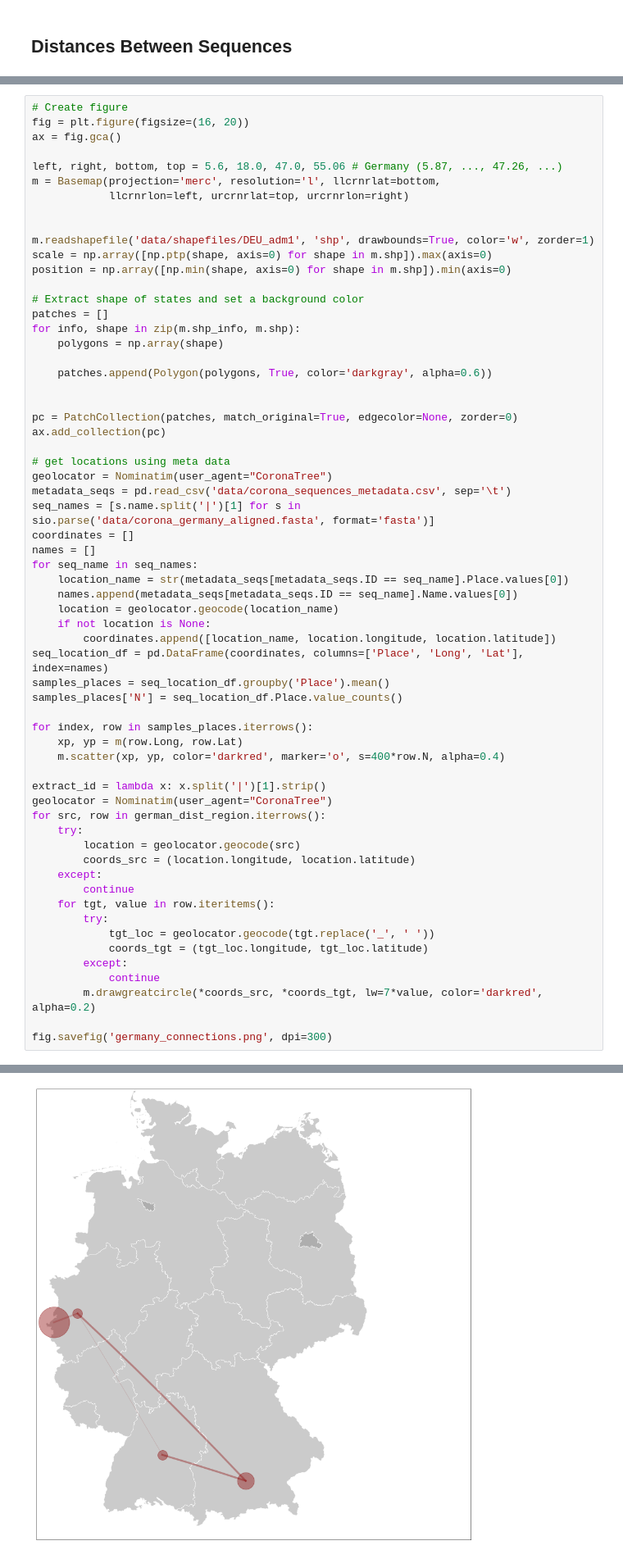
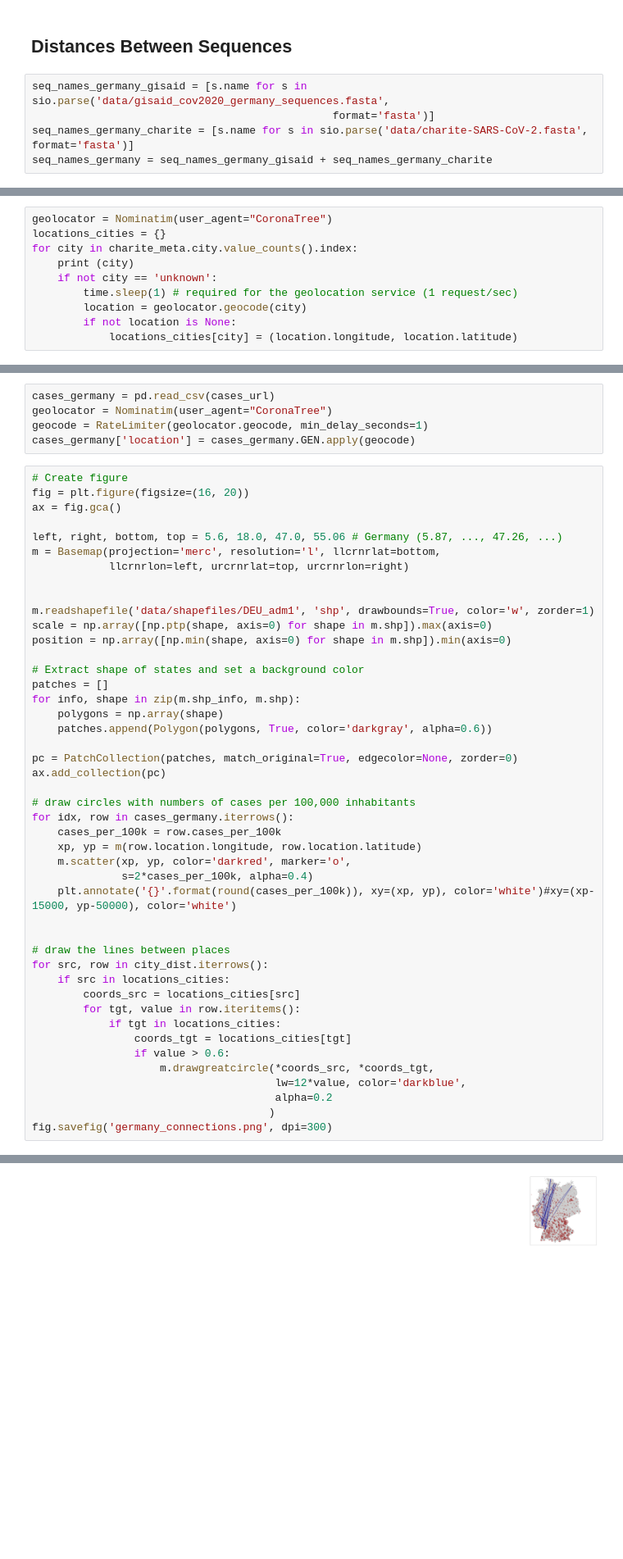
Before and after one commit to schulter/CoronaTree, a Jupyter notebook: investigate_spread.ipynb, the cells around one changed output, grey strips where cells are left out. Shown: that part at 82% size. Cells and saved outputs as stored; diff of their text form; blank space fills up the shorter version.

Commit message:
Refined analysis with more sequences (from Charite and Gisaid).
The visualization now uses "Landkreise" instead of "Laender"
and always the latest numbers of infections.

```diff
--- a/investigate_spread.ipynb
+++ b/investigate_spread.ipynb
@@ -15,4 +22,9 @@ from matplotlib.collections import PatchCollection
 # %% [markdown]
 ## Distances Between Sequences
+# %%
+seq_names_germany_gisaid = [s.name for s in sio.parse('data/gisaid_cov2020_germany_sequences.fasta',
+                                               format='fasta')]
+seq_names_germany_charite = [s.name for s in sio.parse('data/charite-SARS-CoV-2.fasta', format='fasta')]
+seq_names_germany = seq_names_germany_gisaid + seq_names_germany_charite
 # %%
 # get the distances in the tree
@@ -33,0 +53,10 @@ german_distances = tree_distances.loc[x == 'Germany', x == 'Germany']
+# %%
+geolocator = Nominatim(user_agent="CoronaTree")
+locations_cities = {}
+for city in charite_meta.city.value_counts().index:
+    print (city)
+    if not city == 'unknown':
+        time.sleep(1) # required for the geolocation service (1 request/sec)
+        location = geolocator.geocode(city)
+        if not location is None:
+            locations_cities[city] = (location.longitude, location.latitude)
@@ -43,71 +91,59 @@ german_dist_region = german_distances.groupby(extract_loc_german).median().T.gro
+# %%
+cases_germany = pd.read_csv(cases_url)
+geolocator = Nominatim(user_agent="CoronaTree")
+geocode = RateLimiter(geolocator.geocode, min_delay_seconds=1)
+cases_germany['location'] = cases_germany.GEN.apply(geocode)
 # %%
 # Create figure
 fig = plt.figure(figsize=(16, 20))
 ax = fig.gca()
 
 left, right, bottom, top = 5.6, 18.0, 47.0, 55.06 # Germany (5.87, ..., 47.26, ...)
 m = Basemap(projection='merc', resolution='l', llcrnrlat=bottom,
             llcrnrlon=left, urcrnrlat=top, urcrnrlon=right)
 
 
 m.readshapefile('data/shapefiles/DEU_adm1', 'shp', drawbounds=True, color='w', zorder=1)
 scale = np.array([np.ptp(shape, axis=0) for shape in m.shp]).max(axis=0)
 position = np.array([np.min(shape, axis=0) for shape in m.shp]).min(axis=0)
 
 # Extract shape of states and set a background color
 patches = []
 for info, shape in zip(m.shp_info, m.shp):
     polygons = np.array(shape)
-
     patches.append(Polygon(polygons, True, color='darkgray', alpha=0.6))
-
 
 pc = PatchCollection(patches, match_original=True, edgecolor=None, zorder=0)
 ax.add_collection(pc)
 
-# get locations using meta data
-geolocator = Nominatim(user_agent="CoronaTree")
-metadata_seqs = pd.read_csv('data/corona_sequences_metadata.csv', sep='\t')
-seq_names = [s.name.split('|')[1] for s in sio.parse('data/corona_germany_aligned.fasta', format='fasta')]
-coordinates = []
-names = []
-for seq_name in seq_names:
-    location_name = str(metadata_seqs[metadata_seqs.ID == seq_name].Place.values[0])
-    names.append(metadata_seqs[metadata_seqs.ID == seq_name].Name.values[0])
-    location = geolocator.geocode(location_name)
-    if not location is None:
-        coordinates.append([location_name, location.longitude, location.latitude])
-seq_location_df = pd.DataFrame(coordinates, columns=['Place', 'Long', 'Lat'], index=names)
-samples_places = seq_location_df.groupby('Place').mean()
-samples_places['N'] = seq_location_df.Place.value_counts()
+# draw circles with numbers of cases per 100,000 inhabitants
+for idx, row in cases_germany.iterrows():
+    cases_per_100k = row.cases_per_100k
+    xp, yp = m(row.location.longitude, row.location.latitude)
+    m.scatter(xp, yp, color='darkred', marker='o',
+              s=2*cases_per_100k, alpha=0.4)
+    plt.annotate('{}'.format(round(cases_per_100k)), xy=(xp, yp), color='white')#xy=(xp-15000, yp-50000), color='white')
 
-for index, row in samples_places.iterrows():
-    xp, yp = m(row.Long, row.Lat)
-    m.scatter(xp, yp, color='darkred', marker='o', s=400*row.N, alpha=0.4)
 
-extract_id = lambda x: x.split('|')[1].strip()
-geolocator = Nominatim(user_agent="CoronaTree")
-for src, row in german_dist_region.iterrows():
-    try:
-        location = geolocator.geocode(src)
-        coords_src = (location.longitude, location.latitude)
-    except:
-        continue
-    for tgt, value in row.iteritems():
-        try:
-            tgt_loc = geolocator.geocode(tgt.replace('_', ' '))
-            coords_tgt = (tgt_loc.longitude, tgt_loc.latitude)
-        except:
-            continue
-        m.drawgreatcircle(*coords_src, *coords_tgt, lw=7*value, color='darkred', alpha=0.2)
-
+# draw the lines between places
+for src, row in city_dist.iterrows():
+    if src in locations_cities:
+        coords_src = locations_cities[src]
+        for tgt, value in row.iteritems():
+            if tgt in locations_cities:
+                coords_tgt = locations_cities[tgt]
+                if value > 0.6:
+                    m.drawgreatcircle(*coords_src, *coords_tgt,
+                                      lw=12*value, color='darkblue',
+                                      alpha=0.2
+                                     )
 fig.savefig('germany_connections.png', dpi=300)
 # %% [output]
 The dedent function was deprecated in Matplotlib 3.1 and will be removed in 3.3. Use inspect.cleandoc instead.
   import sys
 The dedent function was deprecated in Matplotlib 3.1 and will be removed in 3.3. Use inspect.cleandoc instead.
   # Remove the CWD from sys.path while we load stuff.
-[figure, old version]
+[figure, new version]
 # %% [markdown]
 ## Mapping All  GISAID Sequences to Europe
 We use the [GISAID](https://www.gisaid.org/) database and extract the genomic sequences of covid-19 from them. Here, we visualize the cases on a map of Europe.
```
Also changed, not shown: parts of 9 cells of this notebook, 1 other file.
